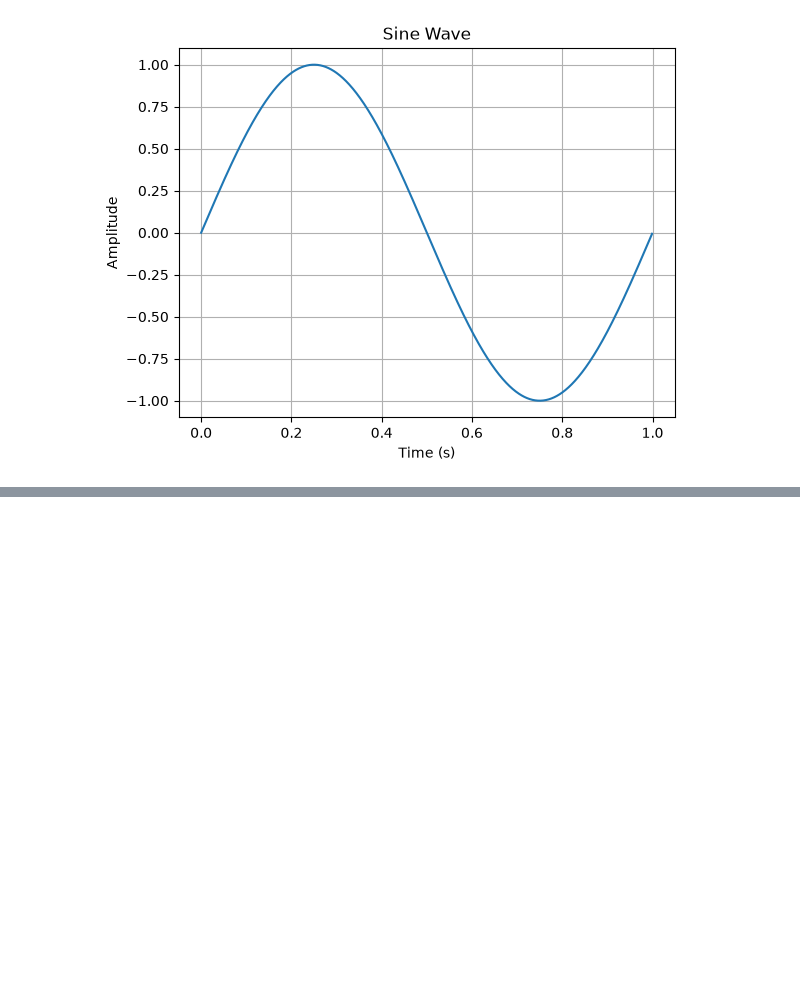
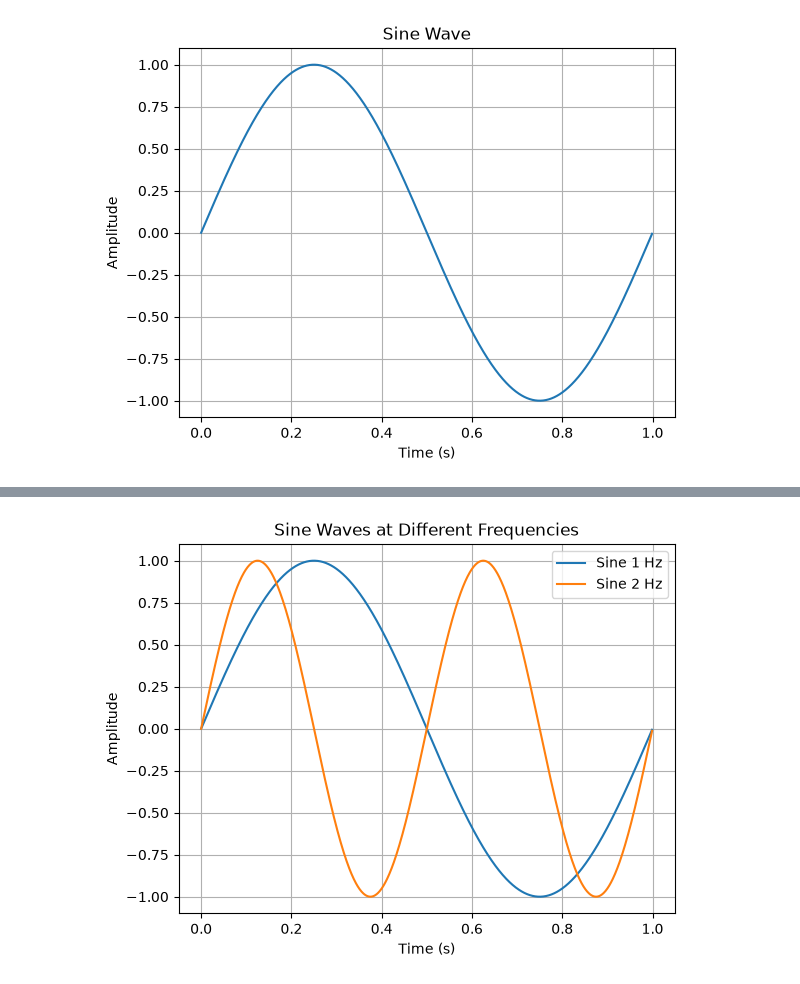
Before and after one commit to albatoulahmad/Series02-Python, a Jupyter notebook: python-series02.ipynb, the cells around one changed output, grey strips where cells are left out. Cells and saved outputs as stored; diff of their text form; code cells hidden in the pictures; blank space fills up the shorter version.

```diff
--- a/python-series02.ipynb
+++ b/python-series02.ipynb
@@ -24,0 +36,29 @@ plt.show()
+# %%
+def sinusoid(frequency):
+  #  t = np.arange(0.0, duration, 1/sample_rate)
+    s = np.sin(2 * np.pi * frequency * t)
+    return s
+
+# define the time array t globally to avoid redefining it in the sinusoid function
+
+first_frequency = 1  # Frequency in Hz
+second_frequency = 2  # Frequency in Hz
+# define two frquencies for the sine waves
+# duration = 1.0  # Duration in seconds
+# sample_rate = 1000  # Sample rate in Hz
+# no need to define duration and sample_rate since t is already defined globally
+
+
+s1 = sinusoid(first_frequency)
+s2 = sinusoid(second_frequency)
+# define two sine waves with different frequencies using the sinusoid function
+
+plt.plot(t, s1, t, s2)
+plt.title('Sine Waves at Different Frequencies')
+plt.xlabel('Time (s)')
+plt.ylabel('Amplitude')
+plt.legend([f'Sine {first_frequency} Hz', f'Sine {second_frequency} Hz'])
+plt.grid()
+plt.savefig('sine_waves_different_frequencies.png')
+# %% [output]
+[figure, added]
```
Also changed, not shown: parts of 1 cell of this notebook, 1 other file.
